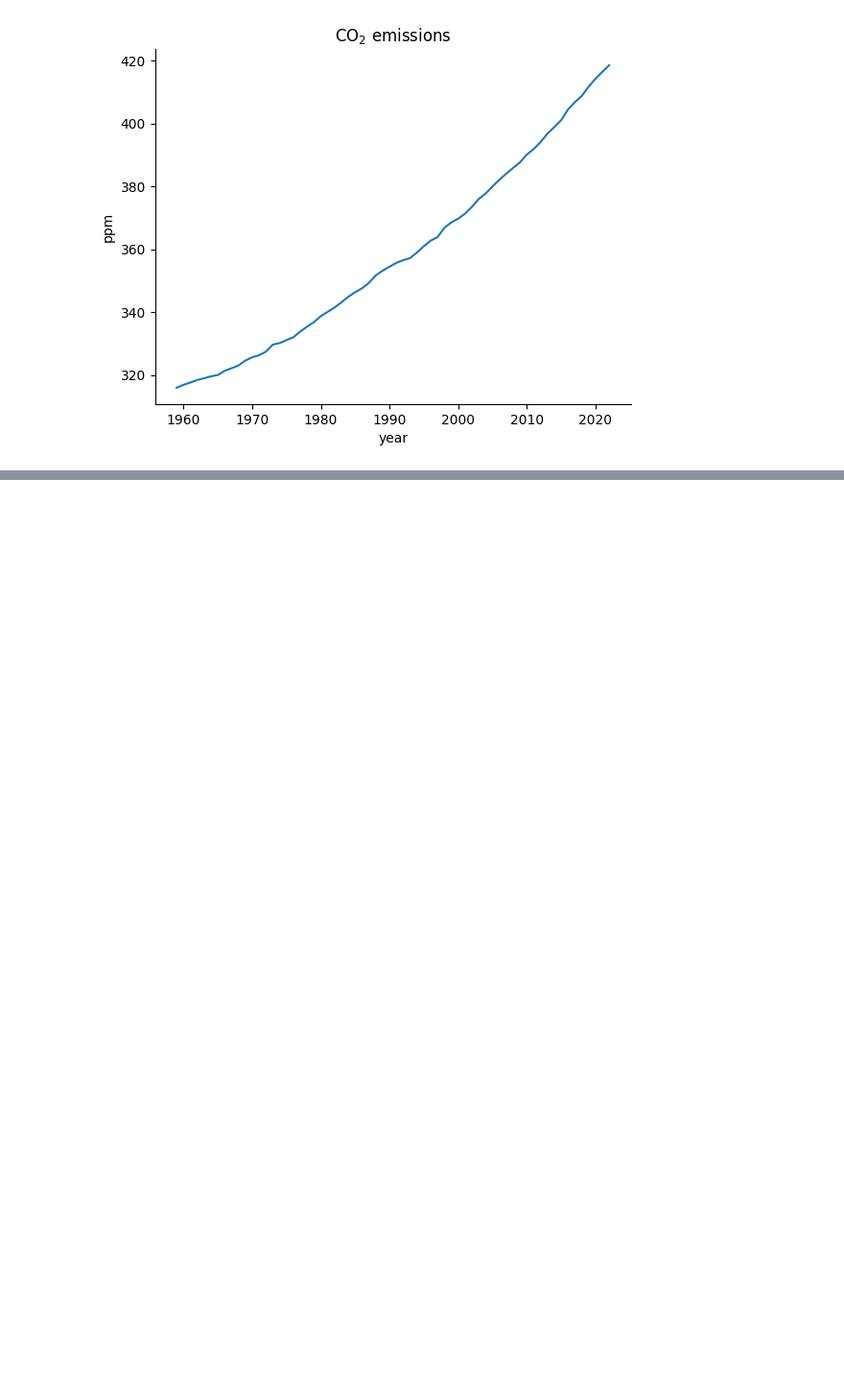
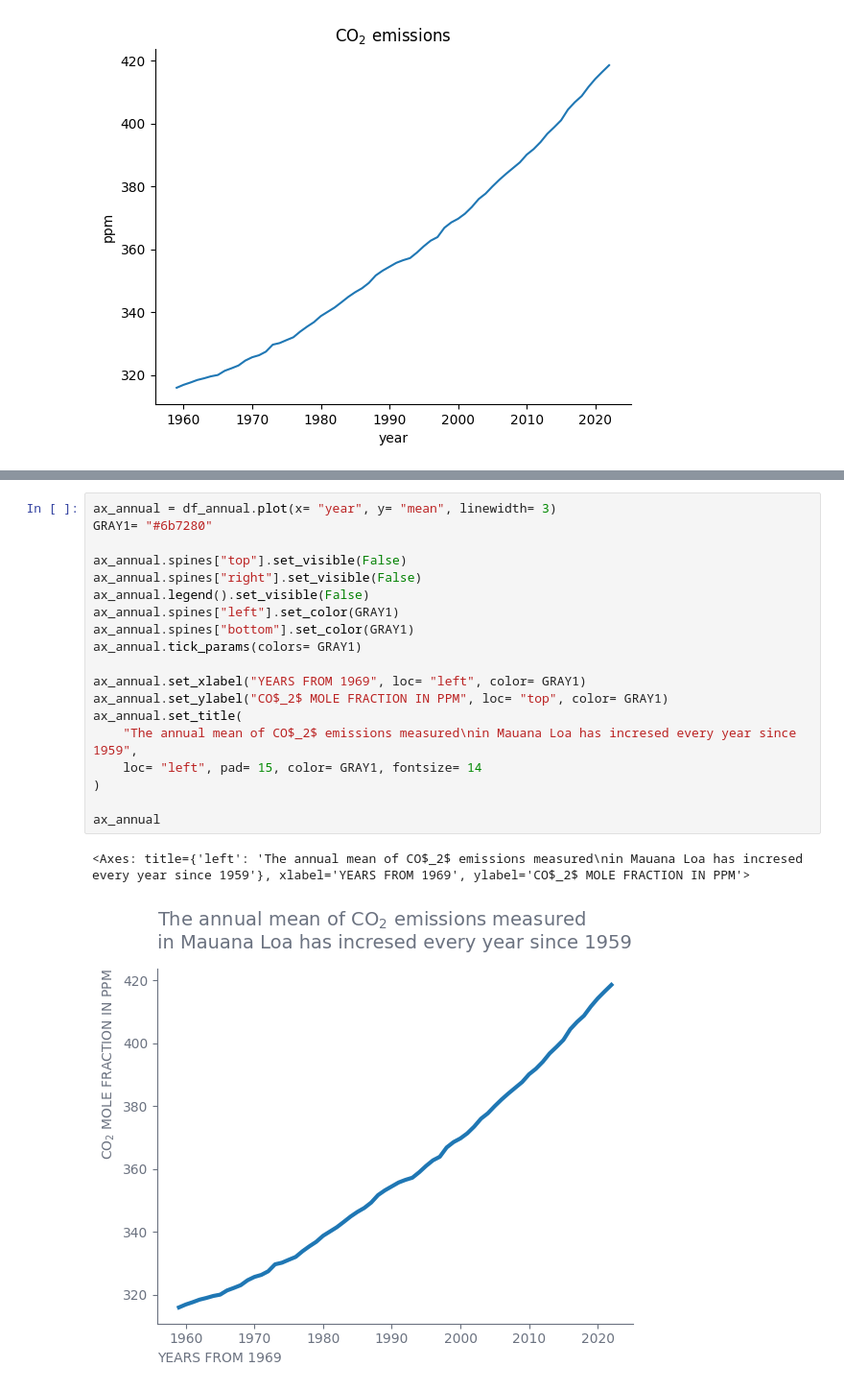
Before and after one commit to MiltonOberg/Python-Milton--sterberg-OPA23, a Jupyter notebook: CodeAlongs/Lec10_data_storytelling.ipynb, the cells around one changed output, grey strips where cells are left out. Shown at 96% size. Saved outputs shown, nothing was run; the diff lists cells and outputs as text; blank space fills up the shorter version.

```diff
--- a/CodeAlongs/Lec10_data_storytelling.ipynb
+++ b/CodeAlongs/Lec10_data_storytelling.ipynb
@@ -104,0 +117,22 @@ ax_annual
+# %%
+ax_annual = df_annual.plot(x= "year", y= "mean", linewidth= 3)
+GRAY1= "#6b7280"
+
+ax_annual.spines["top"].set_visible(False)
+ax_annual.spines["right"].set_visible(False)
+ax_annual.legend().set_visible(False)
+ax_annual.spines["left"].set_color(GRAY1)
+ax_annual.spines["bottom"].set_color(GRAY1)
+ax_annual.tick_params(colors= GRAY1)
+
+ax_annual.set_xlabel("YEARS FROM 1969", loc= "left", color= GRAY1)
+ax_annual.set_ylabel("CO$_2$ MOLE FRACTION IN PPM", loc= "top", color= GRAY1)
+ax_annual.set_title(
+    "The annual mean of CO$_2$ emissions measured\nin Mauana Loa has incresed every year since 1959",
+    loc= "left", pad= 15, color= GRAY1, fontsize= 14
+)
+
+ax_annual
+# %% [output]
+<Axes: title={'left': 'The annual mean of CO$_2$ emissions measured\nin Mauana Loa has incresed every year since 1959'}, xlabel='YEARS FROM 1969', ylabel='CO$_2$ MOLE FRACTION IN PPM'>
+[figure, added]
```
Also changed, not shown: parts of 3 cells of this notebook, 3 other files.
